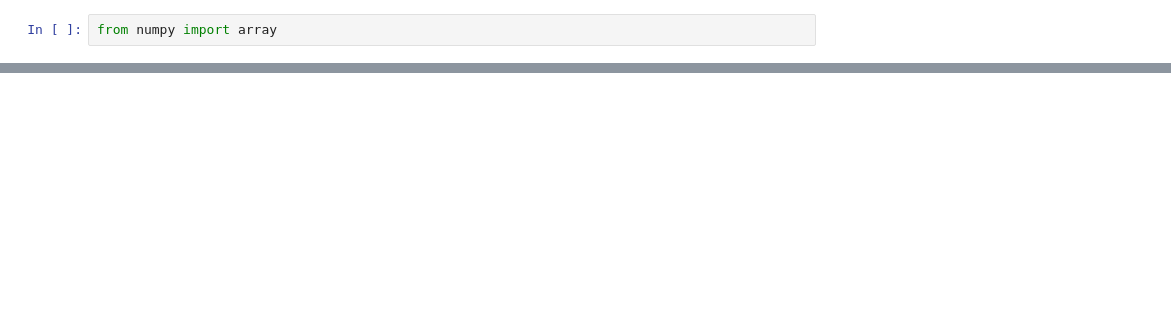
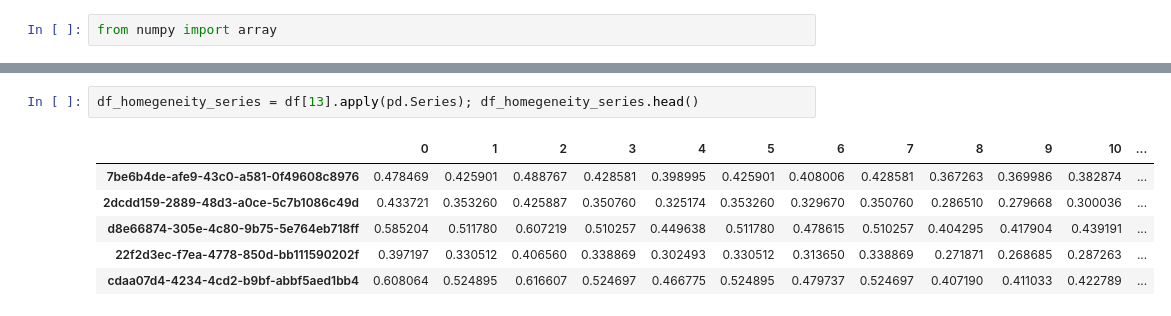
Before and after one commit to vatsalsaglani/capstone-project, a Jupyter notebook: make-data-frame.ipynb, the cells around one changed output, grey strips where cells are left out. Saved outputs shown, nothing was run; the diff lists cells and outputs as text; blank space fills up the shorter version.

```diff
--- a/make-data-frame.ipynb
+++ b/make-data-frame.ipynb
@@ -456,0 +452,9 @@ pd.DataFrame(data_500).T.head()
+# %%
+df_homegeneity_series = df[13].apply(pd.Series); df_homegeneity_series.head()
+# %% [output]
+|  | 0 | 1 | 2 | 3 | 4 | 5 | 6 | 7 | 8 | 9 | 10 | ... |
+| 7be6b4de-afe9-43c0-a581-0f49608c8976 | 0.478469 | 0.425901 | 0.488767 | 0.428581 | 0.398995 | 0.425901 | 0.408006 | 0.428581 | 0.367263 | 0.369986 | 0.382874 | ... |
+| 2dcdd159-2889-48d3-a0ce-5c7b1086c49d | 0.433721 | 0.353260 | 0.425887 | 0.350760 | 0.325174 | 0.353260 | 0.329670 | 0.350760 | 0.286510 | 0.279668 | 0.300036 | ... |
+| d8e66874-305e-4c80-9b75-5e764eb718ff | 0.585204 | 0.511780 | 0.607219 | 0.510257 | 0.449638 | 0.511780 | 0.478615 | 0.510257 | 0.404295 | 0.417904 | 0.439191 | ... |
+| 22f2d3ec-f7ea-4778-850d-bb111590202f | 0.397197 | 0.330512 | 0.406560 | 0.338869 | 0.302493 | 0.330512 | 0.313650 | 0.338869 | 0.271871 | 0.268685 | 0.287263 | ... |
+| cdaa07d4-4234-4cd2-b9bf-abbf5aed1bb4 | 0.608064 | 0.524895 | 0.616607 | 0.524697 | 0.466775 | 0.524895 | 0.479737 | 0.524697 | 0.407190 | 0.411033 | 0.422789 | ... |
```
Also changed, not shown: parts of 60 cells of this notebook, 3 other files.
